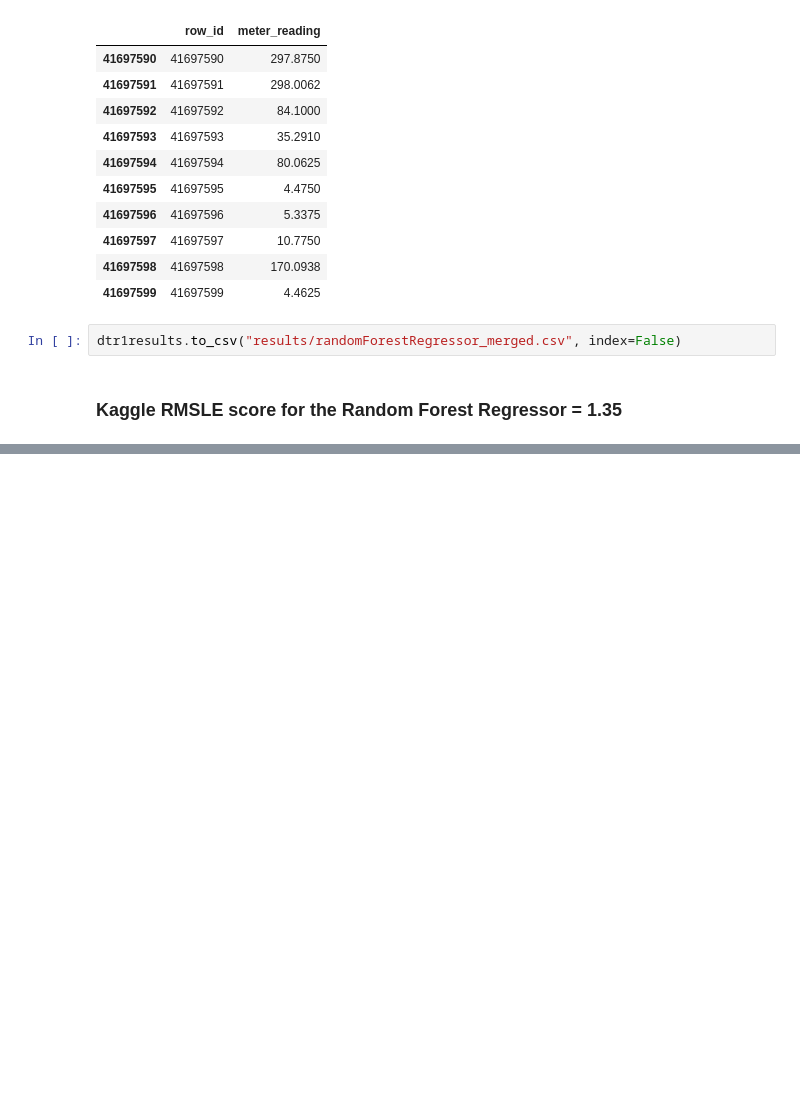
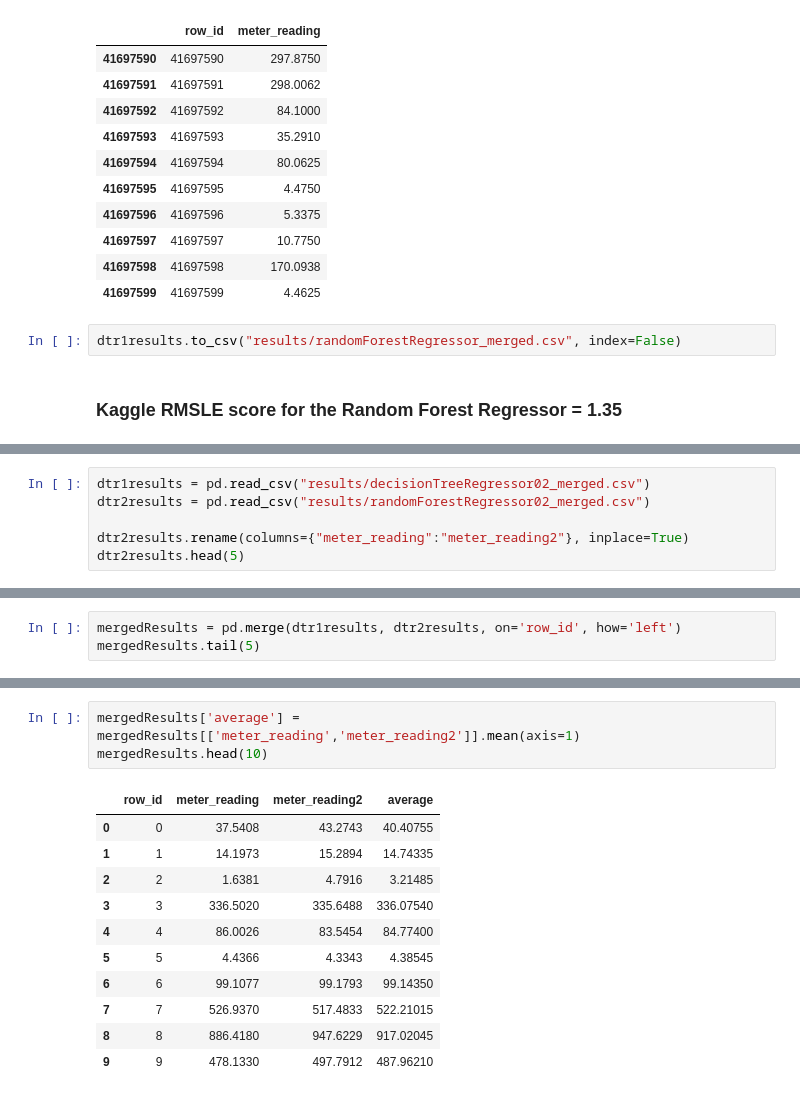
Before and after one commit to rupalisaini/energypredictor, a Jupyter notebook: energypredictor.ipynb, the cells around one changed output, grey strips where cells are left out. Saved outputs shown, nothing was run; the diff lists cells and outputs as text; blank space fills up the shorter version.

```diff
--- a/energypredictor.ipynb
+++ b/energypredictor.ipynb
@@ -1361,0 +2047,6 @@ And we could maybe even add the `primary_use` as yet another variable if we real
+# %%
+dtr1results = pd.read_csv("results/decisionTreeRegressor02_merged.csv")
+dtr2results = pd.read_csv("results/randomForestRegressor02_merged.csv")
+
+dtr2results.rename(columns={"meter_reading":"meter_reading2"}, inplace=True)
+dtr2results.head(5)
@@ -1361,0 +2060,3 @@ And we could maybe even add the `primary_use` as yet another variable if we real
+# %%
+mergedResults = pd.merge(dtr1results, dtr2results, on='row_id', how='left')
+mergedResults.tail(5)
@@ -1361,0 +2084,15 @@ And we could maybe even add the `primary_use` as yet another variable if we real
+# %%
+mergedResults['average'] = mergedResults[['meter_reading','meter_reading2']].mean(axis=1)
+mergedResults.head(10)
+# %% [output]
+|  | row_id | meter_reading | meter_reading2 | average |
+| 0 | 0 | 37.5408 | 43.2743 | 40.40755 |
+| 1 | 1 | 14.1973 | 15.2894 | 14.74335 |
+| 2 | 2 | 1.6381 | 4.7916 | 3.21485 |
+| 3 | 3 | 336.5020 | 335.6488 | 336.07540 |
+| 4 | 4 | 86.0026 | 83.5454 | 84.77400 |
+| 5 | 5 | 4.4366 | 4.3343 | 4.38545 |
+| 6 | 6 | 99.1077 | 99.1793 | 99.14350 |
+| 7 | 7 | 526.9370 | 517.4833 | 522.21015 |
+| 8 | 8 | 886.4180 | 947.6229 | 917.02045 |
+| 9 | 9 | 478.1330 | 497.7912 | 487.96210 |
```
Also changed, not shown: parts of 69 cells of this notebook.
